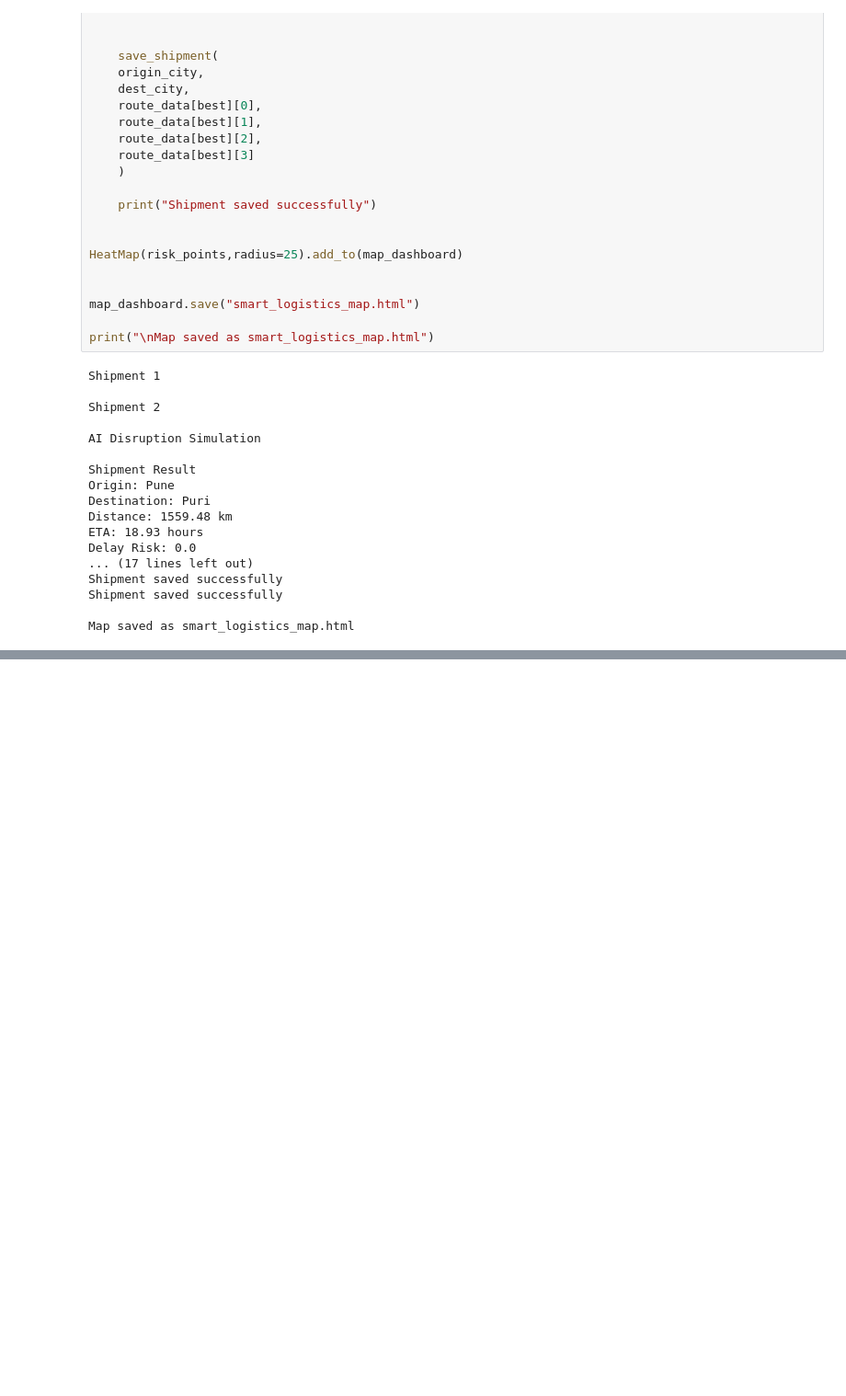
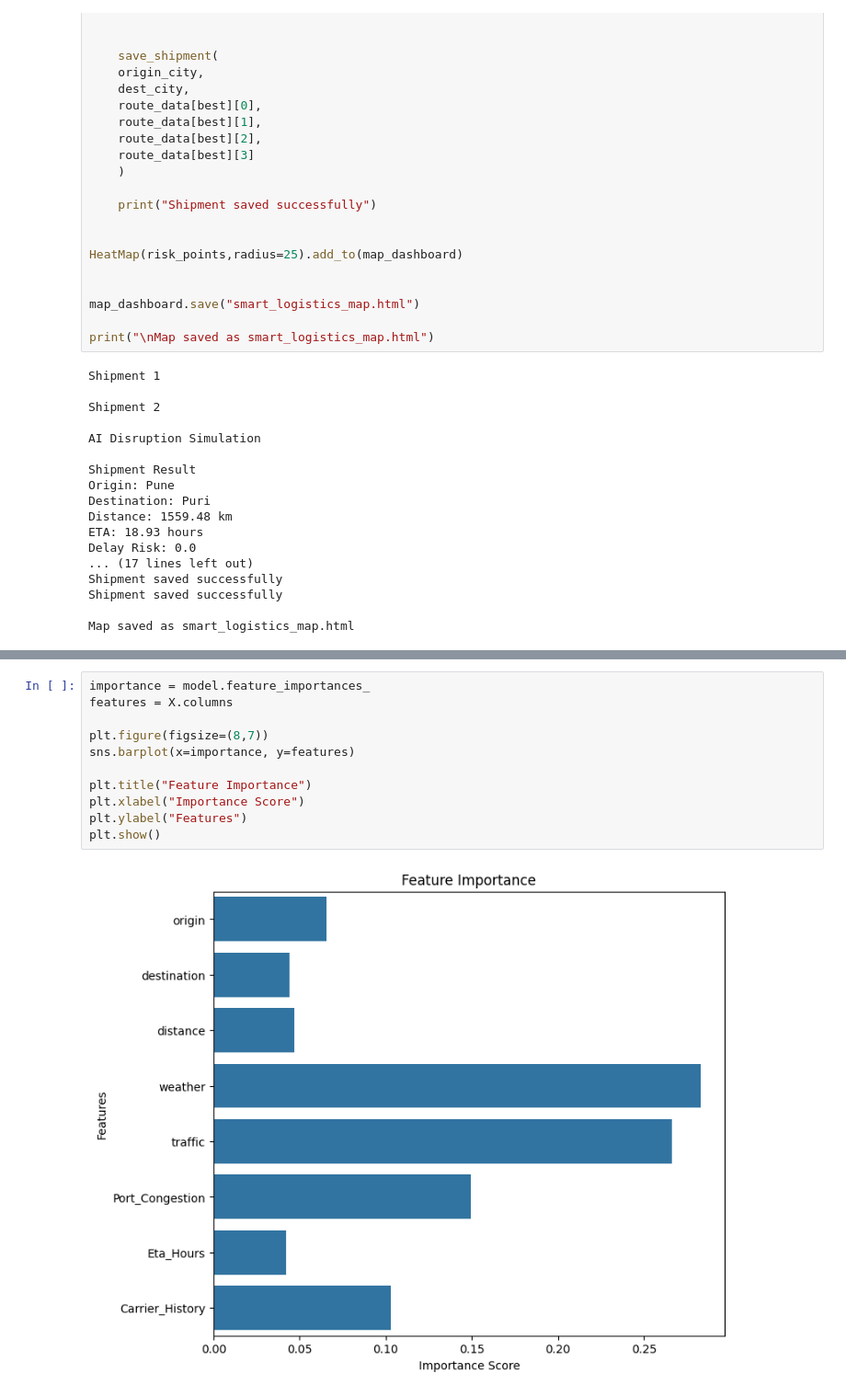
Before and after one commit to Brijeshrath67/AI-Smart-Logistics-Early-Delay-Warning-System, a Jupyter notebook: model.ipynb, the cells around one changed output, grey strips where cells are left out. Shown at 92% size. Saved outputs shown, nothing was run; the diff lists cells and outputs as text; blank space fills up the shorter version.

```diff
--- a/model.ipynb
+++ b/model.ipynb
@@ -415,0 +439,13 @@ Map saved as smart_logistics_map.html
+# %%
+importance = model.feature_importances_
+features = X.columns
+
+plt.figure(figsize=(8,7))
+sns.barplot(x=importance, y=features)
+
+plt.title("Feature Importance")
+plt.xlabel("Importance Score")
+plt.ylabel("Features")
+plt.show()
+# %% [output]
+[figure, added]
```
Also changed, not shown: parts of 5 cells of this notebook.
